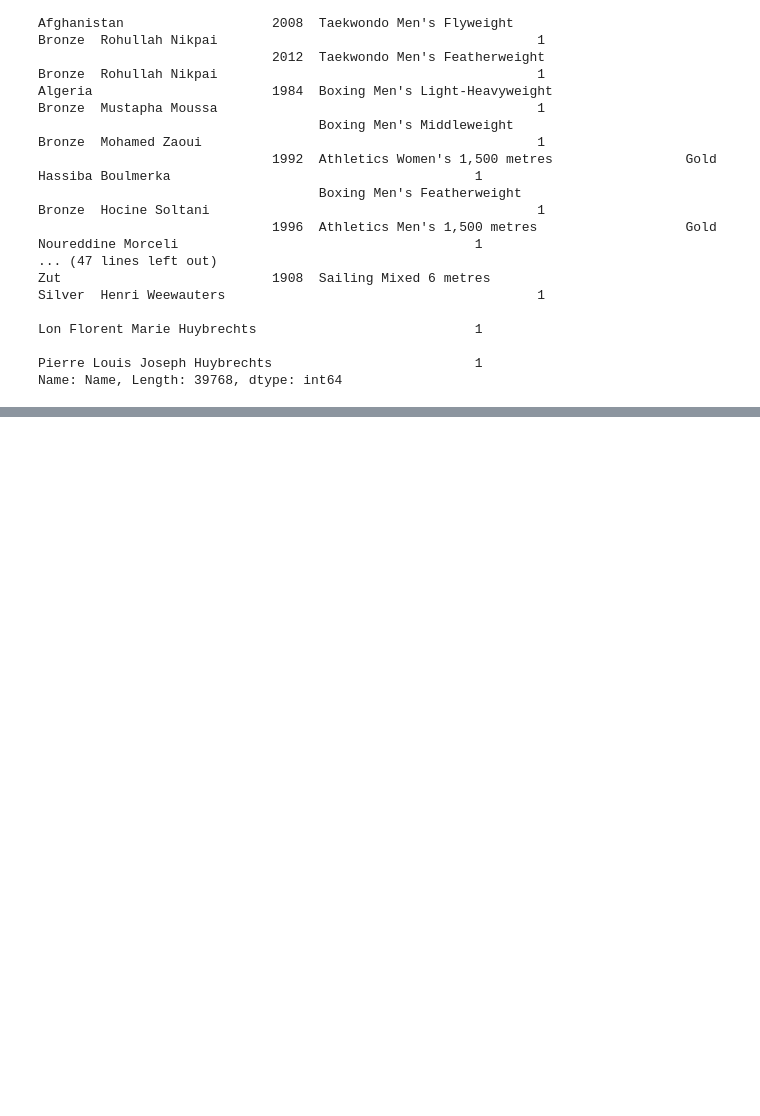
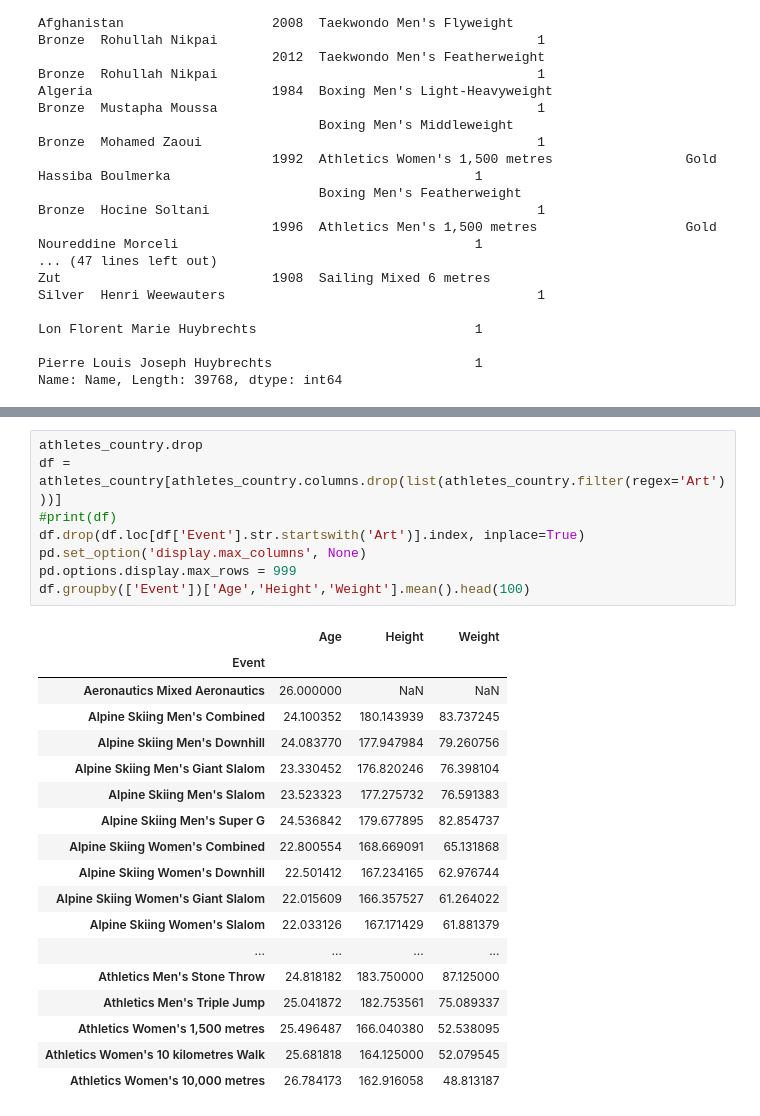
Before and after one commit to jrajath94/final_projects, a Jupyter notebook: Olympics.ipynb, the cells around one changed output, grey strips where cells are left out. Cells and saved outputs as stored; diff of their text form; blank space fills up the shorter version.

```diff
--- a/Olympics.ipynb
+++ b/Olympics.ipynb
@@ -63,0 +123,27 @@ NameError: name 'athletes_country' is not defined
+# %%
+athletes_country.drop
+df = athletes_country[athletes_country.columns.drop(list(athletes_country.filter(regex='Art')))]
+#print(df)
+df.drop(df.loc[df['Event'].str.startswith('Art')].index, inplace=True)
+pd.set_option('display.max_columns', None)
+pd.options.display.max_rows = 999
+df.groupby(['Event'])['Age','Height','Weight'].mean().head(100)
+# %% [output]
+|  | Age | Height | Weight |
+| Event |  |  |  |
+| Aeronautics Mixed Aeronautics | 26.000000 | NaN | NaN |
+| Alpine Skiing Men's Combined | 24.100352 | 180.143939 | 83.737245 |
+| Alpine Skiing Men's Downhill | 24.083770 | 177.947984 | 79.260756 |
+| Alpine Skiing Men's Giant Slalom | 23.330452 | 176.820246 | 76.398104 |
+| Alpine Skiing Men's Slalom | 23.523323 | 177.275732 | 76.591383 |
+| Alpine Skiing Men's Super G | 24.536842 | 179.677895 | 82.854737 |
+| Alpine Skiing Women's Combined | 22.800554 | 168.669091 | 65.131868 |
+| Alpine Skiing Women's Downhill | 22.501412 | 167.234165 | 62.976744 |
+| Alpine Skiing Women's Giant Slalom | 22.015609 | 166.357527 | 61.264022 |
+| Alpine Skiing Women's Slalom | 22.033126 | 167.171429 | 61.881379 |
+| ... | ... | ... | ... |
+| Athletics Men's Stone Throw | 24.818182 | 183.750000 | 87.125000 |
+| Athletics Men's Triple Jump | 25.041872 | 182.753561 | 75.089337 |
+| Athletics Women's 1,500 metres | 25.496487 | 166.040380 | 52.538095 |
+| Athletics Women's 10 kilometres Walk | 25.681818 | 164.125000 | 52.079545 |
+| Athletics Women's 10,000 metres | 26.784173 | 162.916058 | 48.813187 |
```
Also changed, not shown: parts of 3 cells of this notebook.
